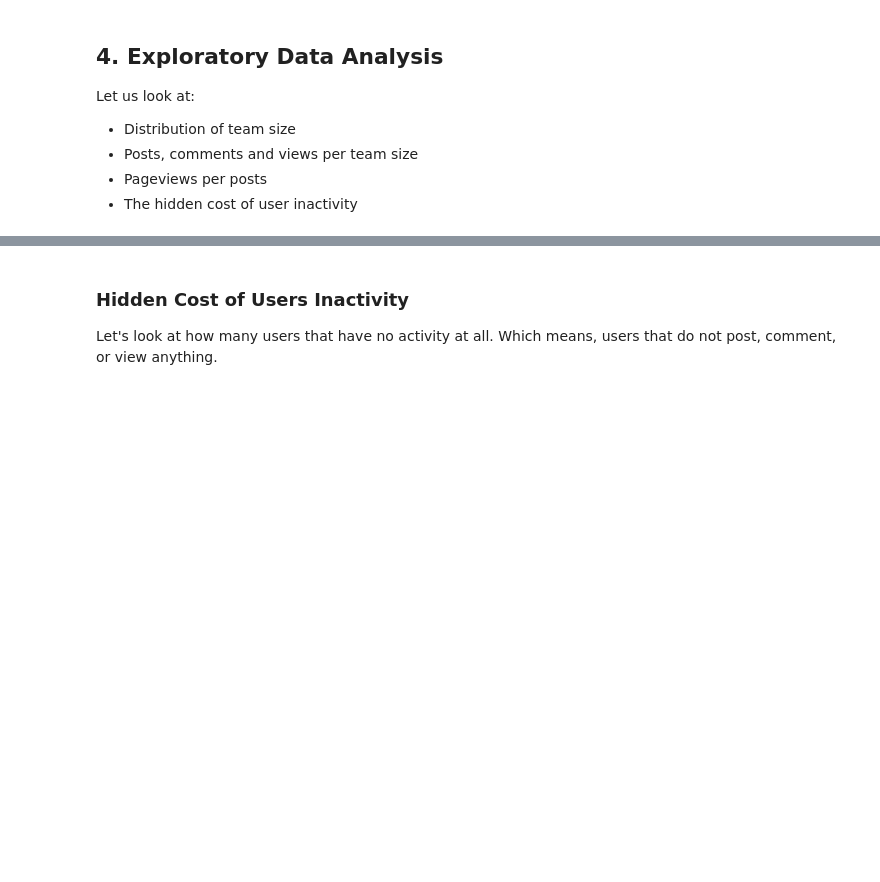
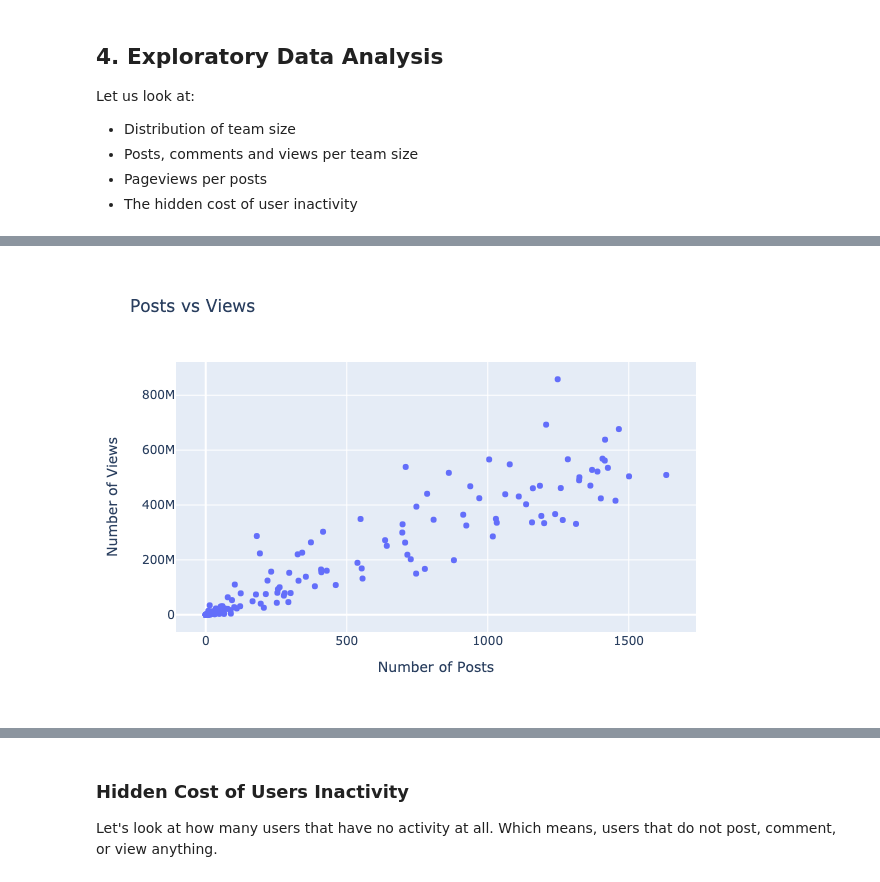
Before and after one commit to KyleOS/useractivity-1, a Jupyter notebook: notebook.ipynb, the cells around one changed output, grey strips where cells are left out. Saved outputs shown, nothing was run; the diff lists cells and outputs as text; code cells hidden in the pictures; blank space fills up the shorter version.

```diff
--- a/notebook.ipynb
+++ b/notebook.ipynb
@@ -199,0 +194,8 @@ fig.show()
+# %%
+# Posts vs Views
+fig = px.scatter(x=teamactivity.posts, y=teamactivity.views,
+                 labels={'x':'Number of Posts', 'y':'Number of Views'},
+                  title='Posts vs Views')
+fig.show()
+# %% [output]
+[figure, added]
```
Also changed, not shown: parts of 14 cells of this notebook, 3 other files.
